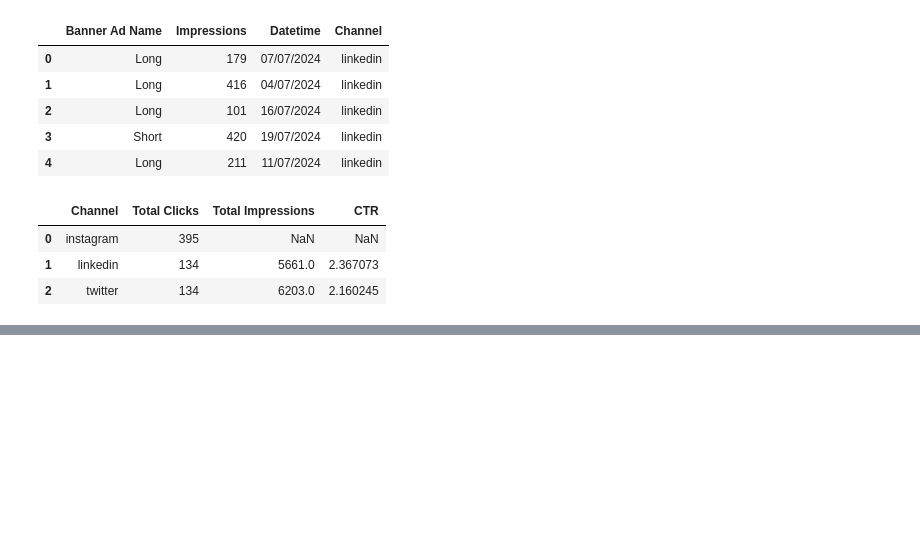
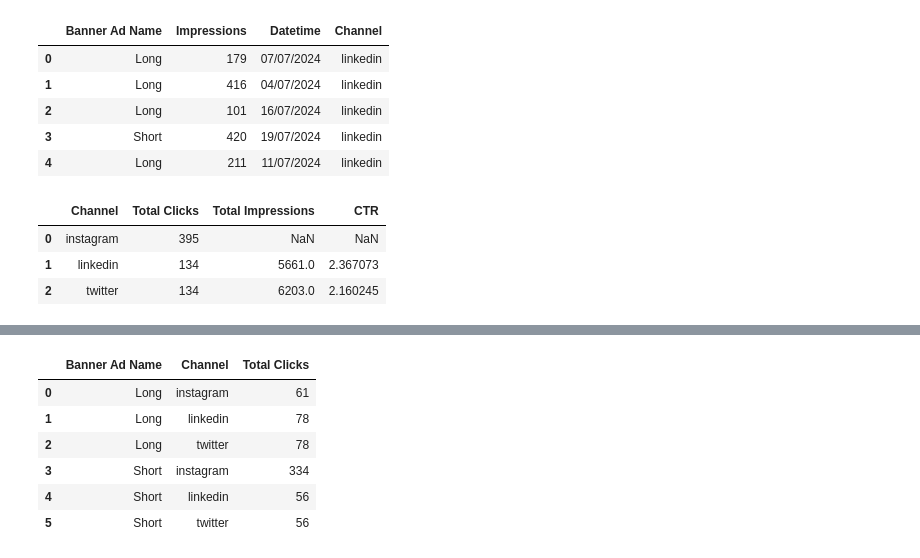
Before and after one commit to Stoichiometrical/Data-Analysis-Case-Studies, a Jupyter notebook: AB Testing Analysis CaseStudy.ipynb, the cells around one changed output, grey strips where cells are left out. Cells and saved outputs as stored; diff of their text form; code cells hidden in the pictures; blank space fills up the shorter version.

```diff
--- a/AB Testing Analysis CaseStudy.ipynb
+++ b/AB Testing Analysis CaseStudy.ipynb
@@ -403,0 +416,12 @@ alls
+# %%
+#How did each banner perform across all channels
+banner_perf_clicks = all_clicks.groupby(["Banner Ad Name","Channel"]).size().reset_index(name="Total Clicks")
+banner_perf_clicks
+# %% [output]
+|  | Banner Ad Name | Channel | Total Clicks |
+| 0 | Long | instagram | 61 |
+| 1 | Long | linkedin | 78 |
+| 2 | Long | twitter | 78 |
+| 3 | Short | instagram | 334 |
+| 4 | Short | linkedin | 56 |
+| 5 | Short | twitter | 56 |
```
Also changed, not shown: parts of 4 cells of this notebook.
